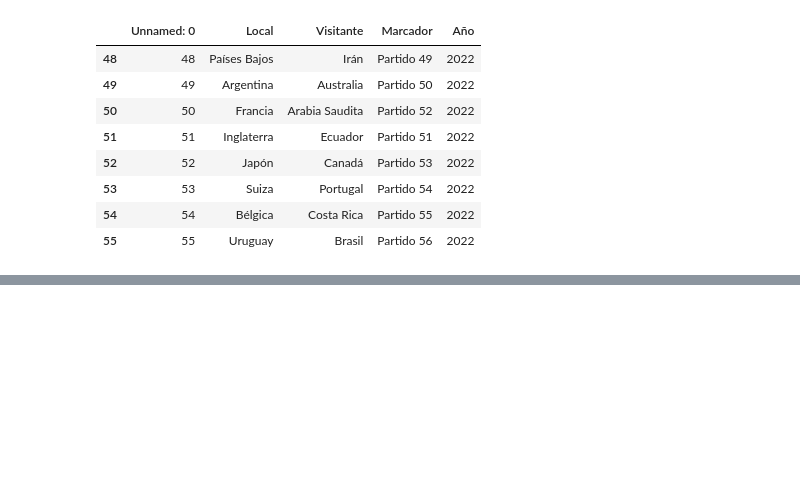
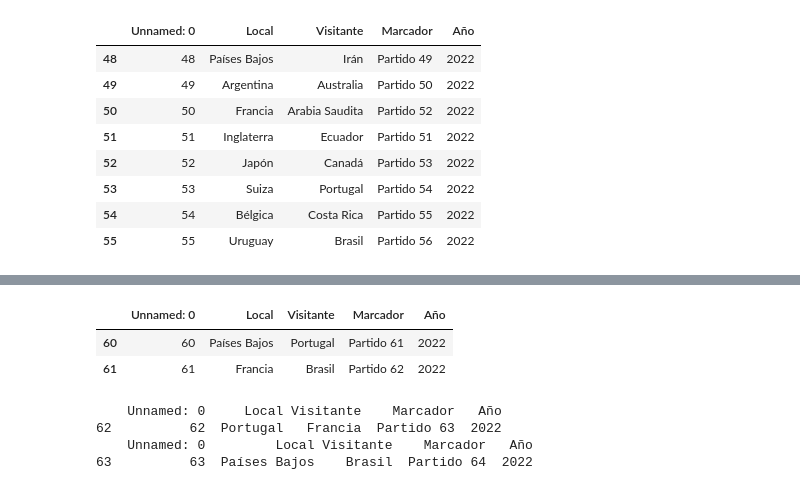
Before and after one commit to AntoMB3/FIFA-WorldCup-Analyst, a Jupyter notebook: ModeloDePrediccion.ipynb, the cells around one changed output, grey strips where cells are left out. Drawn from its saved outputs; the diff is of its cells as text; code cells hidden in the pictures; blank space fills up the shorter version.

```diff
--- a/ModeloDePrediccion.ipynb
+++ b/ModeloDePrediccion.ipynb
@@ -293,0 +327,52 @@ octavos
+# %%
+### Mismo procedimiento con Semis
+for partido,row in cuartos.iterrows():
+    ## Obtener ganador
+    local = row["Local"]
+    visitante = row["Visitante"]
+    puntosLocal, puntosVisitante = 0,0
+    while(puntosLocal == puntosVisitante):
+        puntosLocal, puntosVisitante = Predecir_Puntos(local=local,visita=visitante)
+    if(puntosLocal > puntosVisitante):
+        ganador = local
+    else:
+        ganador = visitante
+
+    #Actualizar cuartos
+    cadena_semis = "Ganador " + row["Marcador"].lower()
+    semis.replace(cadena_semis,ganador,inplace=True)
+
+semis
+# %% [output]
+|  | Unnamed: 0 | Local | Visitante | Marcador | Año |
+| 60 | 60 | Países Bajos | Portugal | Partido 61 | 2022 |
+| 61 | 61 | Francia | Brasil | Partido 62 | 2022 |
+# %%
+#Obtener partidos finales
+for partido,row in semis.iterrows():
+    ## Obtener ganador
+    local = row["Local"]
+    visitante = row["Visitante"]
+    puntosLocal, puntosVisitante = 0,0
+    while(puntosLocal == puntosVisitante):
+        puntosLocal, puntosVisitante = Predecir_Puntos(local=local,visita=visitante)
+    if(puntosLocal > puntosVisitante):
+        ganador = local
+        perdedor = visitante
+    else:
+        ganador = visitante
+        perdedor = local
+
+    #Actualizar cuartos
+    cadena_final = "Ganador " + row["Marcador"].lower()
+    cadena_tercer = "Perdedor "+ row["Marcador"].lower()
+    final.replace(cadena_final,ganador,inplace=True)
+    tercer.replace(cadena_tercer,perdedor,inplace=True)
+
+print(tercer)
+print(final)
+# %% [output]
+    Unnamed: 0     Local Visitante    Marcador   Año
+62          62  Portugal   Francia  Partido 63  2022
+    Unnamed: 0         Local Visitante    Marcador   Año
+63          63  Países Bajos    Brasil  Partido 64  2022
```
Also changed, not shown: parts of 4 cells of this notebook, 3 other files.
